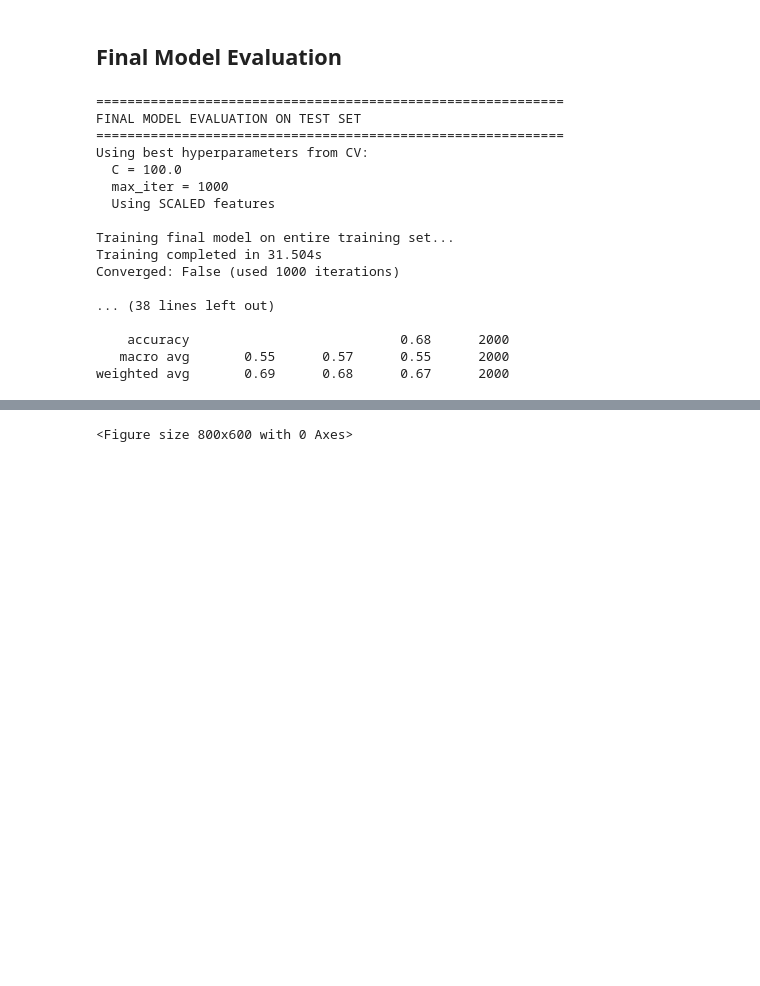
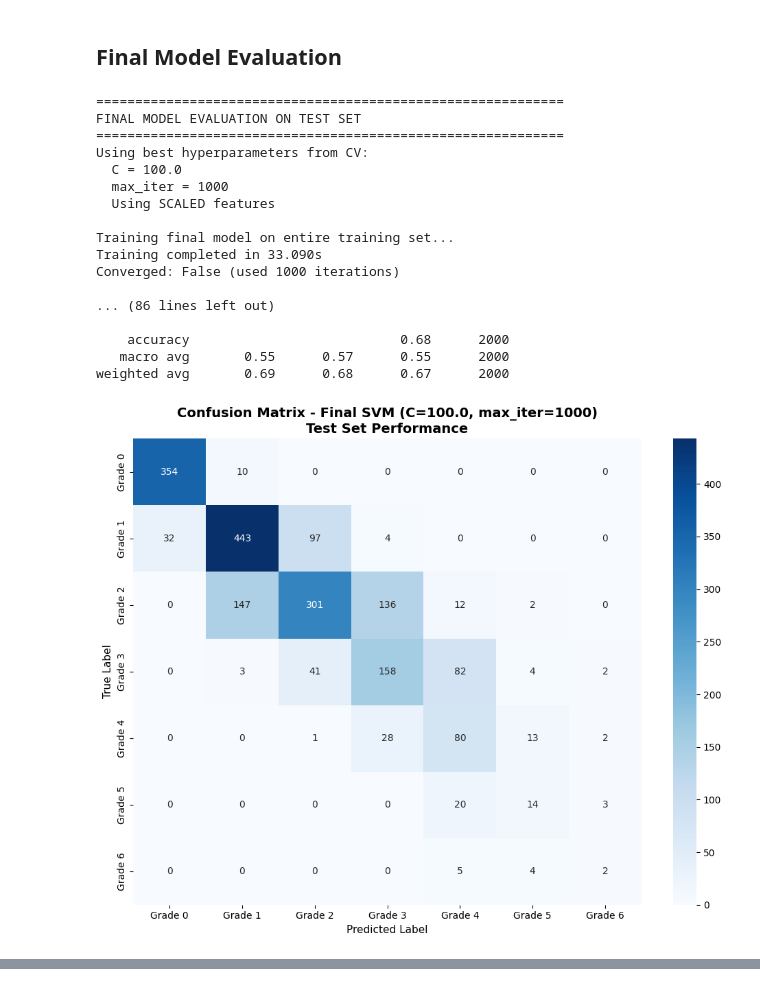
Before and after one commit to tomashobza/tuw_ml_seattle_crime, a Jupyter notebook: svm_loan/svm_loan.ipynb, the cells around one changed output, grey strips where cells are left out. Saved outputs shown, nothing was run; the diff lists cells and outputs as text; code cells hidden in the pictures; blank space fills up the shorter version.

Commit message:
add: loan

```diff
--- a/svm_loan/svm_loan.ipynb
+++ b/svm_loan/svm_loan.ipynb
@@ -658,18 +728,20 @@ y_pred_final = final_model.predict(X_test_scaled)  # ← Using scaled data
 # Comprehensive metrics
 test_acc = accuracy_score(y_test, y_pred_final)
 test_bal_acc = balanced_accuracy_score(y_test, y_pred_final)
-test_f1 = f1_score(y_test, y_pred_final, average='weighted')
-test_precision = precision_score(y_test, y_pred_final, average='weighted')
-test_recall = recall_score(y_test, y_pred_final, average='weighted')
+test_f1_macro = f1_score(y_test, y_pred_final, average='macro')  # ← F1 macro (unweighted mean)
+test_f1_weighted = f1_score(y_test, y_pred_final, average='weighted')  # ← F1 weighted (for comparison)
+test_precision = precision_score(y_test, y_pred_final, average='macro')
+test_recall = recall_score(y_test, y_pred_final, average='macro')
 
 print("\n" + "="*60)
 print("TEST SET PERFORMANCE (Unbiased Estimate)")
 print("="*60)
-print(f"  F1 Score (weighted):   {test_f1:.4f}  ← Primary Metric")
+print(f"  F1 Score (macro):      {test_f1_macro:.4f}  ← Primary Metric (equal weight per class)")
+print(f"  F1 Score (weighted):   {test_f1_weighted:.4f}  (for comparison)")
 print(f"  Balanced Accuracy:     {test_bal_acc:.4f}")
 print(f"  Accuracy:              {test_acc:.4f}")
-print(f"  Precision (weighted):  {test_precision:.4f}")
-print(f"  Recall (weighted):     {test_recall:.4f}")
+print(f"  Precision (macro):     {test_precision:.4f}")
+print(f"  Recall (macro):        {test_recall:.4f}")
 
 # Compare CV training performance vs test performance
 print("\n" + "="*60)
@@ -680,10 +752,10 @@ cv_best_f1_std = results_C_df.loc[best_C_idx_f1, 'cv_f1_std']
 cv_best_bal_acc = results_C_df.loc[best_C_idx_f1, 'cv_balanced_accuracy_mean']
 cv_best_bal_acc_std = results_C_df.loc[best_C_idx_f1, 'cv_balanced_accuracy_std']
 
-print(f"F1 Score:")
+print(f"F1 Score (macro):")
 print(f"  CV (training):  {cv_best_f1:.4f} ± {cv_best_f1_std:.4f}")
-print(f"  Test:           {test_f1:.4f}")
-print(f"  Difference:     {abs(cv_best_f1 - test_f1):.4f}")
+print(f"  Test:           {test_f1_macro:.4f}")
+print(f"  Difference:     {abs(cv_best_f1 - test_f1_macro):.4f}")
 
 print(f"\nBalanced Accuracy:")
 print(f"  CV (training):  {cv_best_bal_acc:.4f} ± {cv_best_bal_acc_std:.4f}")
@@ -691,7 +763,7 @@ print(f"  Test:           {test_bal_acc:.4f}")
 print(f"  Difference:     {abs(cv_best_bal_acc - test_bal_acc):.4f}")
 
 # Interpretation
-if abs(cv_best_f1 - test_f1) < cv_best_f1_std:
+if abs(cv_best_f1 - test_f1_macro) < cv_best_f1_std:
     print("\n✓ Test F1 score is within CV std dev → Good generalization!")
 else:
     print("\n⚠ Test F1 score differs from CV estimate → Check for overfitting/dataset shift")
@@ -699,16 +771,16 @@ else:
 print("\n" + "="*60)
 print("DETAILED CLASSIFICATION REPORT")
 print("="*60)
-# Get class names if available, otherwise use default labels
-class_names = ['Benign (False)', 'Malignant (True)'] if len(y.unique()) == 2 else None
-print(classification_report(y_test, y_pred_final, target_names=class_names))
+# Get actual class names from the data
+class_names = sorted(y.unique())
+print(classification_report(y_test, y_pred_final, target_names=[f'Grade {g}' for g in class_names]))
 
 # Confusion Matrix
 cm = confusion_matrix(y_test, y_pred_final)
-plt.figure(figsize=(8, 6))
+plt.figure(figsize=(10, 8))
 sns.heatmap(cm, annot=True, fmt='d', cmap='Blues', cbar=True,
-            xticklabels=['Benign', 'Malignant'] if len(y.unique()) == 2 else None,
-            yticklabels=['Benign', 'Malignant'] if len(y.unique()) == 2 else None)
+            xticklabels=[f'Grade {g}' for g in class_names],
+            yticklabels=[f'Grade {g}' for g in class_names])
 plt.title(f'Confusion Matrix - Final SVM (C={best_C}, max_iter={best_max_iter})\nTest Set Performance',
           fontsize=14, fontweight='bold')
 plt.ylabel('True Label', fontsize=11)
@@ -716,48 +788,58 @@ plt.xlabel('Predicted Label', fontsize=11)
 plt.tight_layout()
 plt.show()
 
-print("\nConfusion Matrix Breakdown:")
-print(f"  True Negatives (TN):  {cm[0,0]:3d} - Correctly identified benign")
-print(f"  False Positives (FP): {cm[0,1]:3d} - Benign misclassified as malignant")
-print(f"  False Negatives (FN): {cm[1,0]:3d} - Malignant misclassified as benign ⚠")
-print(f"  True Positives (TP):  {cm[1,1]:3d} - Correctly identified malignant")
+print("\nConfusion Matrix Analysis:")
+print(f"  Shape: {cm.shape} ({len(class_names)} classes)")
+print(f"  Total predictions: {cm.sum()}")
+print(f"  Correct predictions (diagonal): {cm.diagonal().sum()}")
+print(f"  Misclassifications (off-diagonal): {cm.sum() - cm.diagonal().sum()}")
 
-# Calculate per-class metrics
-tn, fp, fn, tp = cm.ravel()
-specificity = tn / (tn + fp)
-sensitivity = tp / (tp + fn)  # Same as recall for positive class
+# Per-class performance
+print("\nPer-Class Performance:")
+for idx, grade in enumerate(class_names):
+    true_positives = cm[idx, idx]
+    false_negatives = cm[idx, :].sum() - true_positives
+    false_positives = cm[:, idx].sum() - true_positives
+    total_actual = cm[idx, :].sum()
 
-print(f"\nAdditional Clinical Metrics:")
-print(f"  Specificity (True Negative Rate): {specificity:.4f} - correctly identify benign")
-print(f"  Sensitivity (True Positive Rate): {sensitivity:.4f} - correctly identify malignant")
-print(f"  False Negative Rate:              {fn/(fn+tp):.4f} ← Critical for cancer diagnosis")
-print(f"  False Positive Rate:              {fp/(fp+tn):.4f}")
+    class_precision = true_positives / (true_positives + false_positives) if (true_positives + false_positives) > 0 else 0
+    class_recall = true_positives / (true_positives + false_negatives) if (true_positives + false_negatives) > 0 else 0
+    class_f1 = 2 * (class_precision * class_recall) / (class_precision + class_recall) if (class_precision + class_recall) > 0 else 0
+
+    print(f"\n  Grade {grade}:")
+    print(f"    Samples in test set: {total_actual}")
+    print(f"    Correctly classified: {true_positives}")
+    print(f"    Precision: {class_precision:.4f}")
+    print(f"    Recall: {class_recall:.4f}")
+    print(f"    F1 Score: {class_f1:.4f}")
 
 print("\n" + "="*60)
 print("MODEL SUMMARY")
 print("="*60)
 print(f"Final Model: LinearSVC")
+print(f"Task: Multi-class classification ({len(class_names)} loan grades)")
 print(f"Hyperparameters: C={best_C}, max_iter={best_max_iter}, class_weight='balanced'")
 print(f"Preprocessing: StandardScaler (zero mean, unit variance)")
-print(f"Test F1 Score: {test_f1:.4f}")
+print(f"Test F1 Score (macro): {test_f1_macro:.4f}")
 print(f"Test Balanced Accuracy: {test_bal_acc:.4f}")
 print(f"Convergence: {final_model.n_iter_} iterations")
 print("="*60)
 # %% [output]
 ============================================================
 FINAL MODEL EVALUATION ON TEST SET
 ============================================================
 Using best hyperparameters from CV:
   C = 100.0
   max_iter = 1000
   Using SCALED features
 
 Training final model on entire training set...
-Training completed in 31.504s
+Training completed in 33.090s
 Converged: False (used 1000 iterations)
 
-... (38 lines left out)
+... (86 lines left out)
 
     accuracy                           0.68      2000
    macro avg       0.55      0.57      0.55      2000
 weighted avg       0.69      0.68      0.67      2000
+[figure, added]
@@ -765 +862,0 @@ TypeError: object of type 'NoneType' has no len()
-<Figure size 800x600 with 0 Axes>
```
Also changed, not shown: parts of 2 cells of this notebook.
